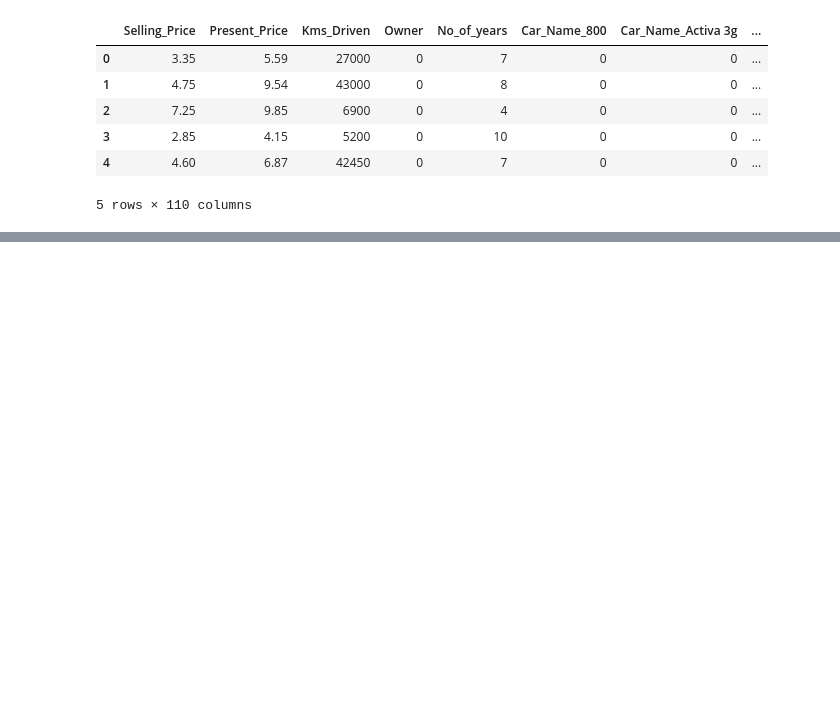
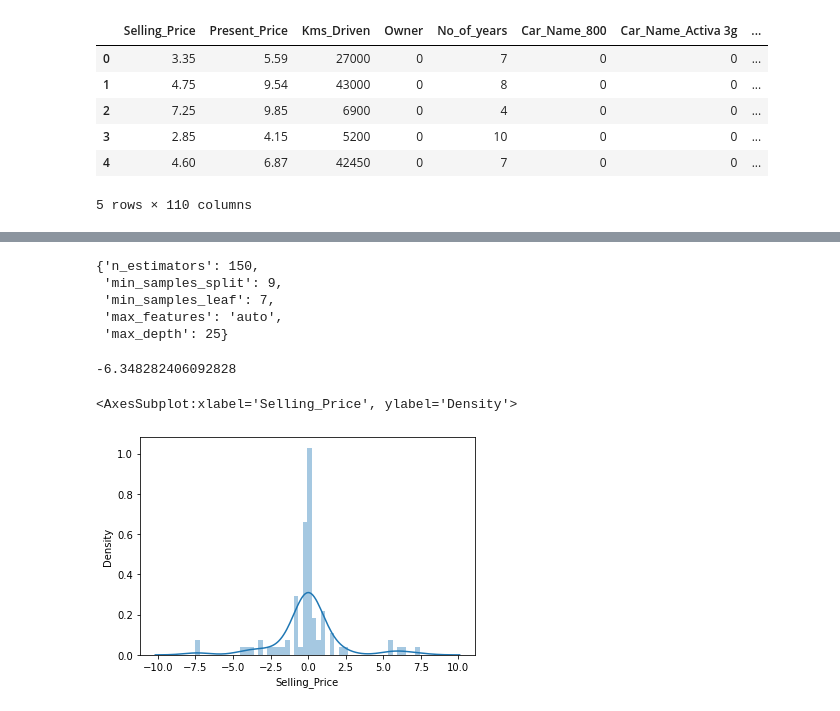
Before and after one commit to Pranith1785/Used-Car-Price-Prediction, a Jupyter notebook: prediction_model.ipynb, the cells around one changed output, grey strips where cells are left out. Saved outputs shown, nothing was run; the diff lists cells and outputs as text; code cells hidden in the pictures; blank space fills up the shorter version.

```diff
--- a/prediction_model.ipynb
+++ b/prediction_model.ipynb
@@ -123,0 +173,4 @@ Y = final_data.iloc[:,0]
+# %%
+### Split the data into train and test
+from sklearn.model_selection import train_test_split
+X_train,  X_test, Y_train, Y_test = train_test_split(X,Y,test_size=0.3,random_state= 42)
@@ -123,0 +223,13 @@ Y = final_data.iloc[:,0]
+# %%
+## best parameters
+rf_rnd_grid_cv.best_params_
+# %% [output]
+{'n_estimators': 150,
+ 'min_samples_split': 9,
+ 'min_samples_leaf': 7,
+ 'max_features': 'auto',
+ 'max_depth': 25}
+# %%
+rf_rnd_grid_cv.best_score_
+# %% [output]
+-6.348282406092828
@@ -123,0 +240,6 @@ Y = final_data.iloc[:,0]
+# %%
+## test plot distributions
+sns.distplot(Y_test-predictions)
+# %% [output]
+<AxesSubplot:xlabel='Selling_Price', ylabel='Density'>
+[figure, added]
```
Also changed, not shown: parts of 11 cells of this notebook, 1 other file.
